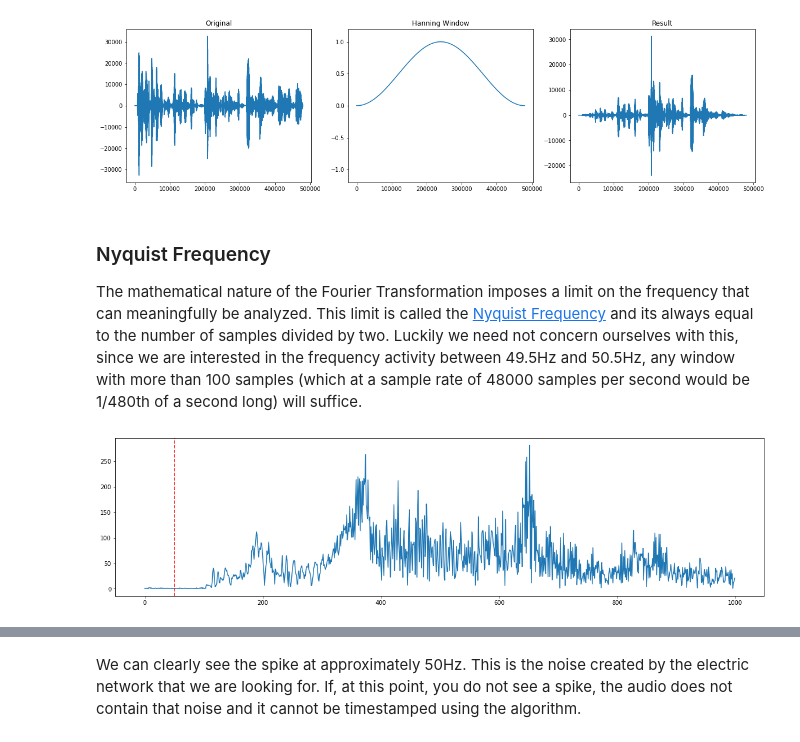
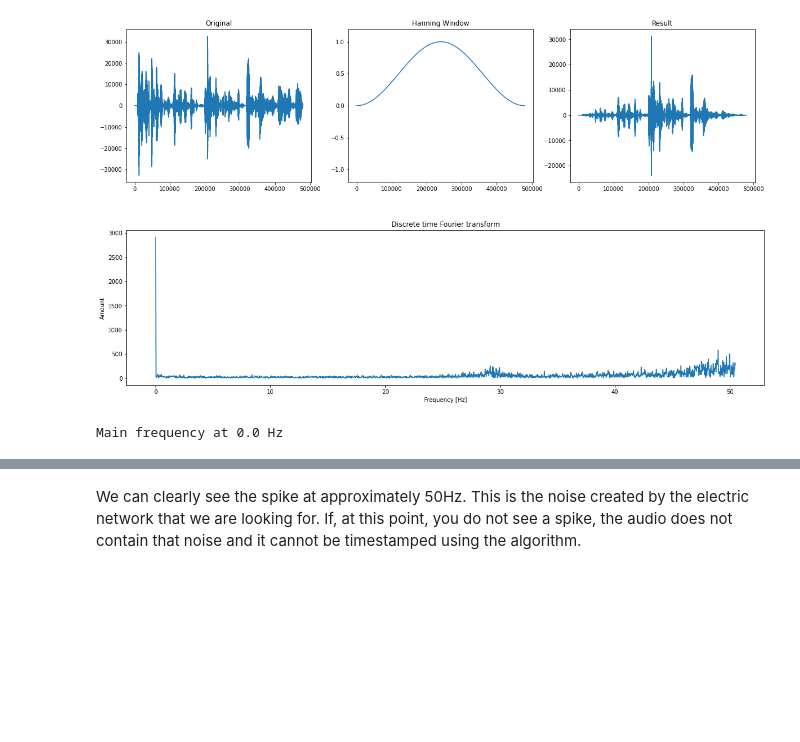
Before and after one commit to simonwuelker/enf_analysis, a Jupyter notebook: ENF_Analysis.ipynb, the cells around one changed output, grey strips where cells are left out. Cells and saved outputs as stored; diff of their text form; code cells hidden in the pictures; blank space fills up the shorter version.

```diff
--- a/ENF_Analysis.ipynb
+++ b/ENF_Analysis.ipynb
@@ -53,8 +60,7 @@ import numpy as np
 from numpy.fft import fft
 
 %matplotlib inline
-plt.rcPara
-ms["figure.figsize"] = (20,5)
+plt.rcParams["figure.figsize"] = (20,5)
 # %% [markdown]
 ## Fourier Transformation
 The exact Algorithm is beyond the scope of this document, however the Youtube Channel [3b1b](https://www.youtube.com/channel/UCYO_jab_esuFRV4b17AJtAw) provides an [excellent in-depth Explanation](https://www.youtube.com/watch?v=spUNpyF58BY).<br>
@@ -93,5 +71,17 @@ print(np.argmax(np.abs(out)) * (x_max - x_min) / num_x)
 # %%
 from scipy.io import wavfile
-samplerate, data = wavfile.read("data/input.wav")
-data = data[:, 0] # convert to mono
-print(samplerate, data.shape)
+from scipy.signal import resample
+
+# if you are using your own data, make sure its mono
+samplerate_, data_ = wavfile.read("ENF-WHU-Dataset/ENF-WHU-Dataset/H1/002.wav")
+
+# the maximum frequency we want to analyze
+max_f = 50.5
+# the precision with which we wish to analyze
+precision = 1/100
+# the number of samples per second
+samplerate = np.ceil(2 * max_f)
+# the number of samples per fft
+window_size = int(max_f / precision)
+
+data = resample(data_, int(data_.size * (samplerate / samplerate_)))
@@ -100,15 +88,16 @@ print(samplerate, data.shape)
 # %% [markdown]
 Just slicing the wave file to the size of a window is insufficient, since it artificially creates edges at the start and end of the window. To avoid this, we multiply the window by a half cosine function to ensure a smooth transition. (This is called a [Hanning Window](https://numpy.org/doc/stable/reference/generated/numpy.hanning.html))![hanning_window.png](attachment:hanning_window.png)
-# %% [markdown]
-### Nyquist Frequency
-The mathematical nature of the Fourier Transformation imposes a limit on the frequency that can meaningfully be analyzed.
-This limit is called the [Nyquist Frequency](https://en.wikipedia.org/wiki/Nyquist_frequency) and its always equal to the number of samples divided by two.
-Luckily we need not concern ourselves with this, since we are interested in the frequency activity between 49.5Hz and 50.5Hz,
-any window with more than 100 samples (which at a sample rate of 48000 samples per second would be 1/480th of a second long) will suffice.
 # %%
-fourier = np.abs(fft(data[:samplerate]))[:1000] / samplerate
-plt.plot(fourier)
-plt.axvline(x=50, color='red', linestyle='--')
+window = data[:window_size]
+fourier = np.abs(np.fft.fft(window * np.hanning(window_size)))[:window_size//2]
+frequencies = np.fft.fftfreq(2 * fourier.size, d=1/samplerate)[:window_size//2]
+
+plt.plot(frequencies, fourier)
+plt.xlabel("Frequency [Hz]")
+plt.ylabel("Amount")
+plt.title("Discrete time Fourier transform")
 plt.show()
+print("Main frequency at", np.argmax(fourier) * samplerate/window_size, "Hz")
 # %% [output]
-[figure, old version]
+[figure, new version]
+Main frequency at 0.0 Hz
```
Also changed, not shown: parts of 14 cells of this notebook, 5 other files.
